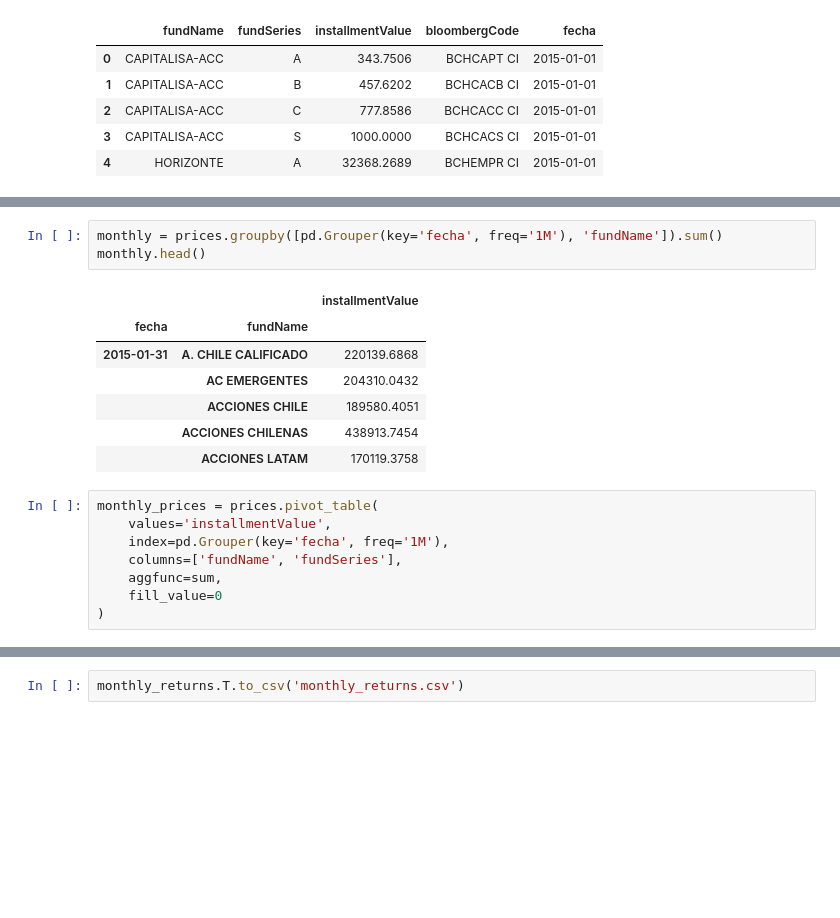
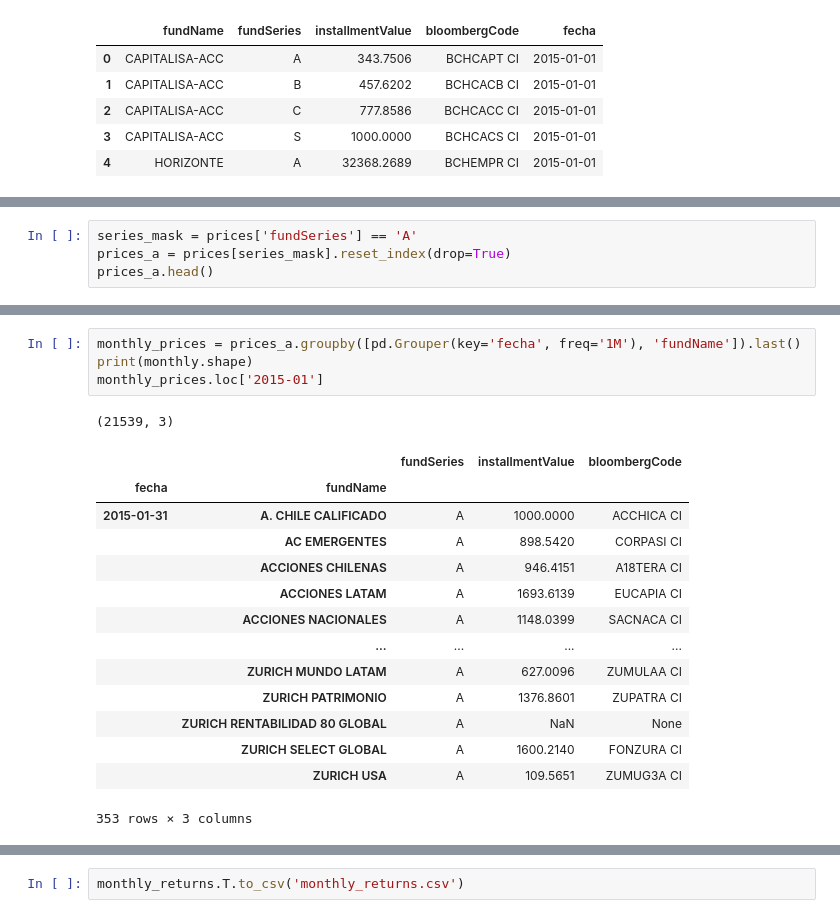
Before and after one commit to chris-santiago/aafm, a Jupyter notebook: notebooks/cluster_play.ipynb, the cells around one changed output, grey strips where cells are left out. Drawn from its saved outputs; the diff is of its cells as text; blank space fills up the shorter version.

```diff
--- a/notebooks/cluster_play.ipynb
+++ b/notebooks/cluster_play.ipynb
@@ -18,0 +15,4 @@ data.head()
+# %%
+series_mask = prices['fundSeries'] == 'A'
+prices_a = prices[series_mask].reset_index(drop=True)
+prices_a.head()
@@ -19,20 +26,21 @@ data.head()
 # %%
-monthly = prices.groupby([pd.Grouper(key='fecha', freq='1M'), 'fundName']).sum()
-monthly.head()
+monthly_prices = prices_a.groupby([pd.Grouper(key='fecha', freq='1M'), 'fundName']).last()
+print(monthly.shape)
+monthly_prices.loc['2015-01']
 # %% [output]
+(21539, 3)
-|  |  | installmentValue |
-| fecha | fundName |  |
-| 2015-01-31 | A. CHILE CALIFICADO | 220139.6868 |
-|  | AC EMERGENTES | 204310.0432 |
-|  | ACCIONES CHILE | 189580.4051 |
-|  | ACCIONES CHILENAS | 438913.7454 |
-|  | ACCIONES LATAM | 170119.3758 |
+|  |  | fundSeries | installmentValue | bloombergCode |
+| fecha | fundName |  |  |  |
+| 2015-01-31 | A. CHILE CALIFICADO | A | 1000.0000 | ACCHICA CI |
+|  | AC EMERGENTES | A | 898.5420 | CORPASI CI |
+|  | ACCIONES CHILENAS | A | 946.4151 | A18TERA CI |
+|  | ACCIONES LATAM | A | 1693.6139 | EUCAPIA CI |
+|  | ACCIONES NACIONALES | A | 1148.0399 | SACNACA CI |
+|  | ... | ... | ... | ... |
+|  | ZURICH MUNDO LATAM | A | 627.0096 | ZUMULAA CI |
+|  | ZURICH PATRIMONIO | A | 1376.8601 | ZUPATRA CI |
+|  | ZURICH RENTABILIDAD 80 GLOBAL | A | NaN | None |
+|  | ZURICH SELECT GLOBAL | A | 1600.2140 | FONZURA CI |
+|  | ZURICH USA | A | 109.5651 | ZUMUG3A CI |
+353 rows × 3 columns
-# %%
-monthly_prices = prices.pivot_table(
-    values='installmentValue',
-    index=pd.Grouper(key='fecha', freq='1M'),
-    columns=['fundName', 'fundSeries'],
-    aggfunc=sum,
-    fill_value=0
-)
 # %%
```
Also changed, not shown: parts of 14 cells of this notebook, 3 other files.
